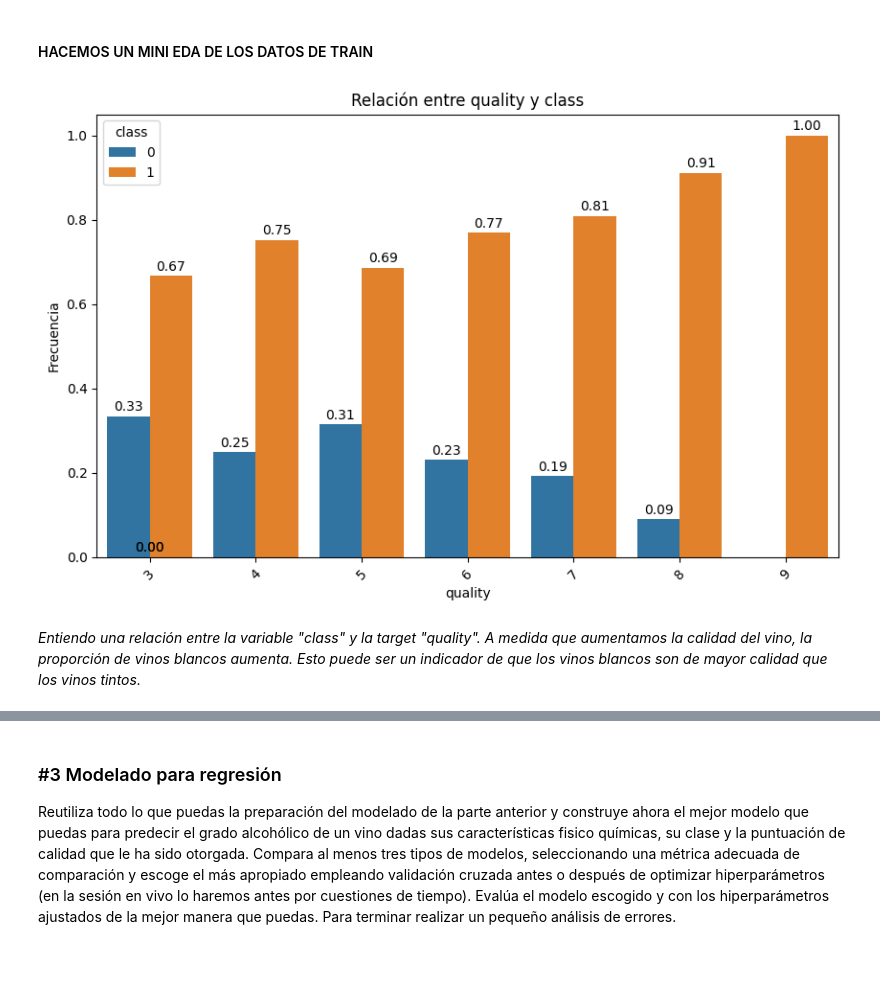
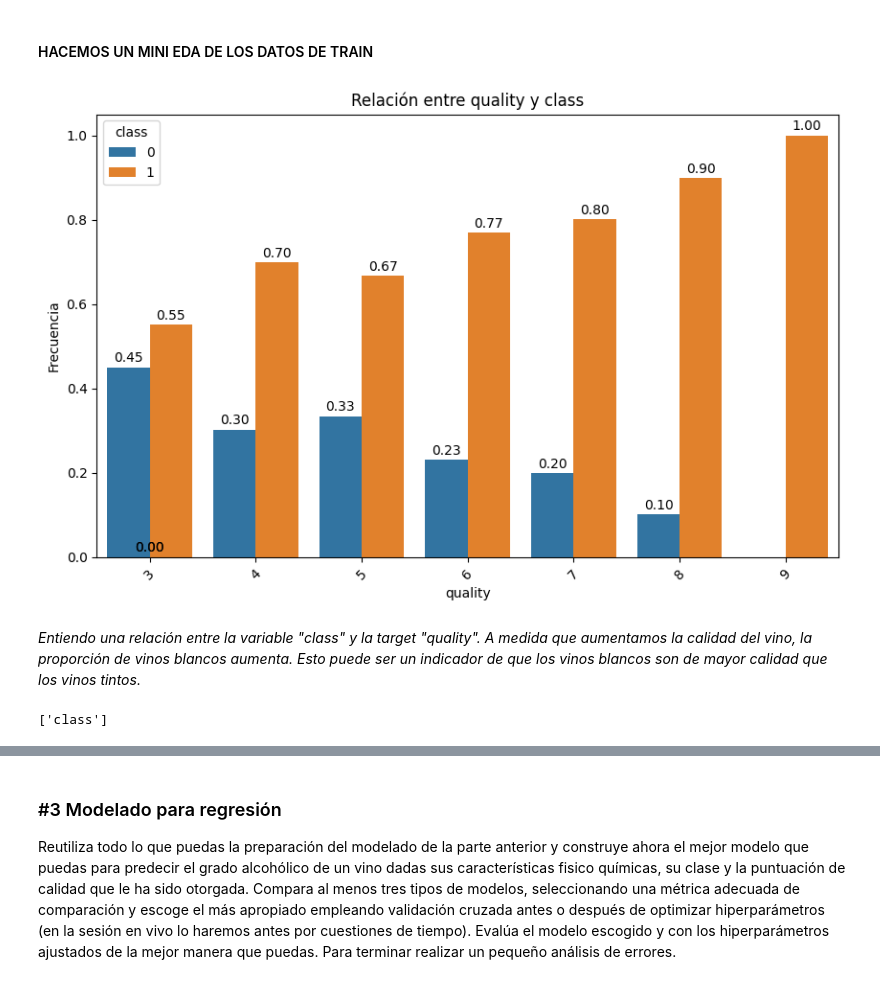
Before and after one commit to Anttt4/ONLINE_DS_THEBRIDGE_Antonio_Carreno_Jimenez, a Jupyter notebook: Sprint 12/Unidad 2/18_Practica_Obligatoria_Repaso_Aprendizaje_Supervisado.ipynb, the cells around one changed output, grey strips where cells are left out. Saved outputs shown, nothing was run; the diff lists cells and outputs as text; code cells hidden in the pictures.

```diff
--- a/Sprint 12/Unidad 2/18_Practica_Obligatoria_Repaso_Aprendizaje_Supervisado.ipynb
+++ b/Sprint 12/Unidad 2/18_Practica_Obligatoria_Repaso_Aprendizaje_Supervisado.ipynb
@@ -256,16 +262,24 @@ Name: proportion, dtype: float64
 *Ahora los datos de train y test están balanceados para todas las clases (lo cual no tiene que ser mejor para el modelo. Veremos..)*
 # %% [markdown]
 #### HACEMOS UN MINI EDA DE LOS DATOS DE TRAIN
+# %%
+# Agrupamos X_train_smote y y_train_smote en un solo DataFrame para hacer el mini EDA
+
+train_set_smote = pd.concat([X_train_smote, y_train_smote], axis = 1)
 # %%
 # Convertimos la variable quality en categórica (tipo object) para poder hacer las comparaciones. Tendremos que volver a convertirla en numérica antes de aplicar el modelo
 
-train_set["quality"] = train_set["quality"].astype("object")
+train_set_smote["quality"] = train_set_smote["quality"].astype("object")
 # %%
 features_cat = ["class"]
 # %%
 for feat in features_cat:
-    tk.plot_categorical_relationship_fin(train_set, target_clf, feat, show_values= True, relative_freq= True, size_group=7)
+    tk.plot_categorical_relationship_fin(train_set_smote, target_clf, feat, show_values= True, relative_freq= True, size_group=7)
 # %% [output]
-[figure, old version]
+[figure, new version]
 # %% [markdown]
 *Entiendo una relación entre la variable "class" y la target "quality". A medida que aumentamos la calidad del vino, la proporción de vinos blancos aumenta. Esto puede ser un indicador de que los vinos blancos son de mayor calidad que los vinos tintos.*
+# %%
+features_cat
+# %% [output]
+['class']
```
Also changed, not shown: parts of 67 cells of this notebook, 14 other files.
